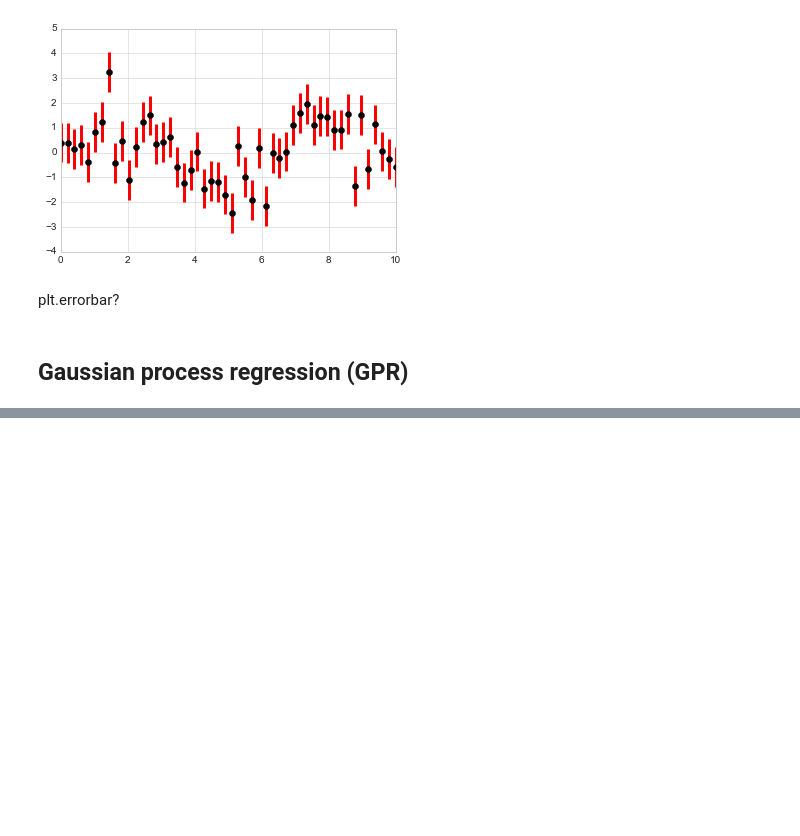
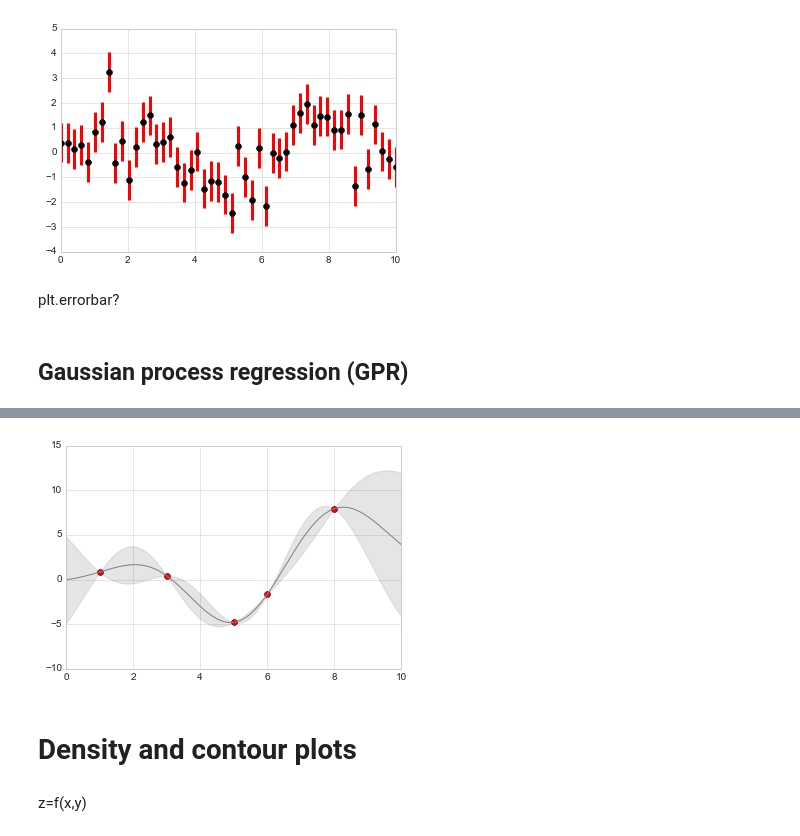
Before and after one commit to davejscott/PythonDataScience, a Jupyter notebook: MatplotlibPractice.ipynb, the cells around one changed output, grey strips where cells are left out. Drawn from its saved outputs; the diff is of its cells as text; code cells hidden in the pictures; blank space fills up the shorter version.

```diff
--- a/MatplotlibPractice.ipynb
+++ b/MatplotlibPractice.ipynb
@@ -327,9 +328,9 @@ ydata = model(xdata)
 # %%
 # Compute the Gaussian process fit
-gp = GaussianProcessRegressor(corr='cubic' theta0=int(1e-2), thetaL=int(1e-4), thetaU=int(1e-1),
-                              random_start=100)
+kernel = C(1.0, (1e-3, 1e3)) * RBF(10, (1e-2, 1e2))
+gp = GaussianProcessRegressor(kernel=kernel, n_restarts_optimizer=9)
 gp.fit(xdata[:, np.newaxis], ydata)
 
 xfit = np.linspace(0, 10, 1000)
-yfit, MSE = gp.predict(xfit[:, np.newaxis], eval_MSE=True)
-dyfit = 2 * np.sqrt(MSE) #2*sigma ~ 95% confidence regions
+yfit, sigma = gp.predict(xfit[:, np.newaxis], return_std=True)
+#2*sigma ~ 95% confidence regions
@@ -339,0 +341,10 @@ GaussianProcessRegressor?
+# %%
+#Visualize the result
+plt.plot(xdata, ydata, 'or')
+plt.plot(xfit, yfit, '-', color='gray')
+plt.fill_between(xfit, yfit - 1.96 * sigma, yfit + 1.96 * sigma, color='gray', alpha=0.2)
+plt.xlim(0, 10);
+# %% [output]
+[figure, added]
+# %% [markdown]
+# Density and contour plots
@@ -339,0 +356,2 @@ GaussianProcessRegressor?
+# %% [markdown]
+z=f(x,y)
```
Also changed, not shown: parts of 63 cells of this notebook.
